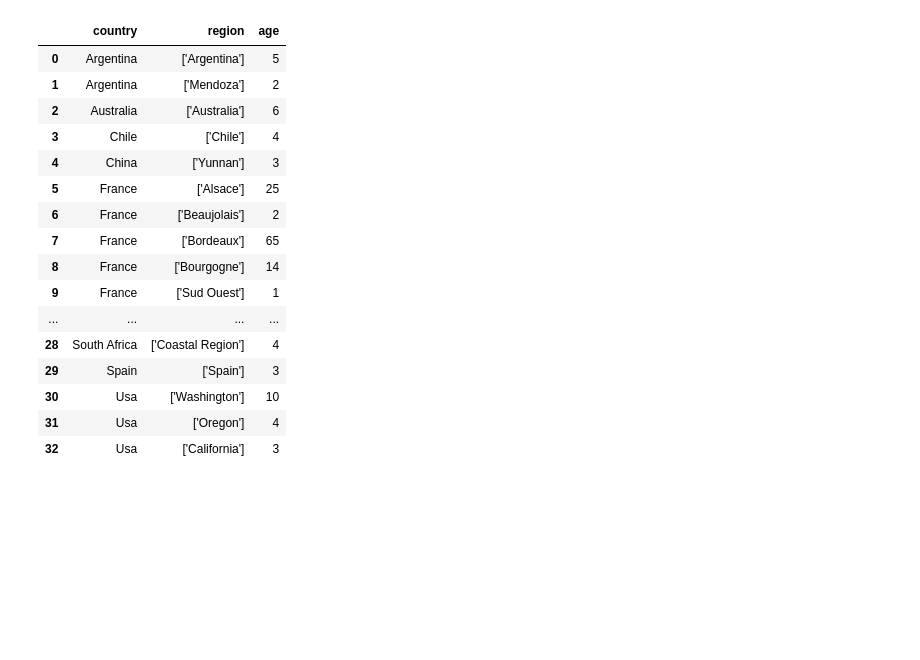
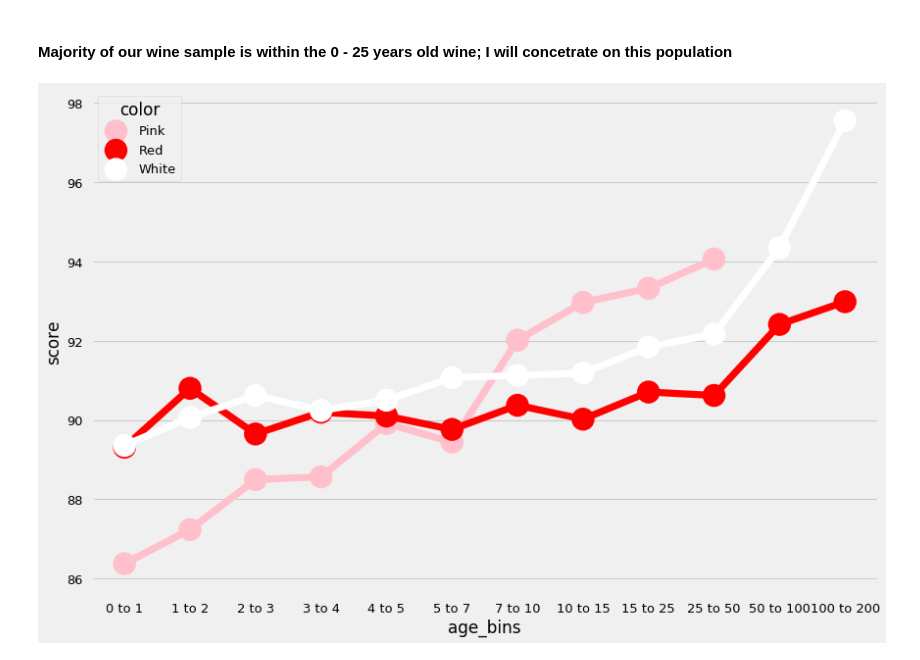
Before and after one commit to romeroaj/Project-Snake, a Jupyter notebook: charting_marek.ipynb, the cells around one changed output. Cells and saved outputs as stored; diff of their text form; code cells hidden in the pictures; blank space fills up the shorter version.

```diff
--- a/charting_marek.ipynb
+++ b/charting_marek.ipynb
@@ -61,26 +63,32 @@ plt.show()
-# %%
-# best age to drink wine per region
-best = pd.DataFrame({'country': df.loc[df.groupby('regions')['score'].idxmax()]['country'],
-        'region': df.loc[df.groupby('regions')['score'].idxmax()]['regions'],
-          'age': df.loc[df.groupby('regions')['score'].idxmax()]['age']
-         })
-best = best.sort_values('country').reset_index(drop=True)
-best
-# %% [output]
-|  | country | region | age |
-| 0 | Argentina | ['Argentina'] | 5 |
-| 1 | Argentina | ['Mendoza'] | 2 |
-| 2 | Australia | ['Australia'] | 6 |
-| 3 | Chile | ['Chile'] | 4 |
-| 4 | China | ['Yunnan'] | 3 |
-| 5 | France | ['Alsace'] | 25 |
-| 6 | France | ['Beaujolais'] | 2 |
-| 7 | France | ['Bordeaux'] | 65 |
-| 8 | France | ['Bourgogne'] | 14 |
-| 9 | France | ['Sud Ouest'] | 1 |
-| ... | ... | ... | ... |
-| 28 | South Africa | ['Coastal Region'] | 4 |
-| 29 | Spain | ['Spain'] | 3 |
-| 30 | Usa | ['Washington'] | 10 |
-| 31 | Usa | ['Oregon'] | 4 |
-| 32 | Usa | ['California'] | 3 |
+# %% [markdown]
+#### Majority of our wine sample is within the 0 - 25 years old wine; I will concetrate on this population
+# %%
+# creating age bins
+group_names = ['0 to 1',
+               '1 to 2',
+               '2 to 3',
+               '3 to 4',
+               '4 to 5',
+               '5 to 7',
+               '7 to 10',
+               '10 to 15',
+               '15 to 25',
+               '25 to 50',
+               '50 to 100',
+               '100 to 200']
+df['age_bins'] = pd.cut(df['age'], [0, 1, 2, 3, 4, 5, 7, 10, 15, 25, 50, 100, 200], labels=group_names)
+
+# getting average score per age per color of the wine
+bestage = df.reset_index().groupby(['age_bins', 'color'], as_index=False)[['score']].mean()
+# bestage.head()
+# %%
+wine_color = ["pink", "red", "white"]
+sns.set_palette(wine_color)
+# sns.set_style("dark")
+
+sns.pointplot(x="age_bins", y="score", hue="color", kind="point", data=bestage);
+
+
+# plt.plot( 'score', 'age', data=(a['color'] == 'Pink'), color='skyblue')
+# %% [output]
+[figure, added]
```
Also changed, not shown: parts of 14 cells of this notebook.
